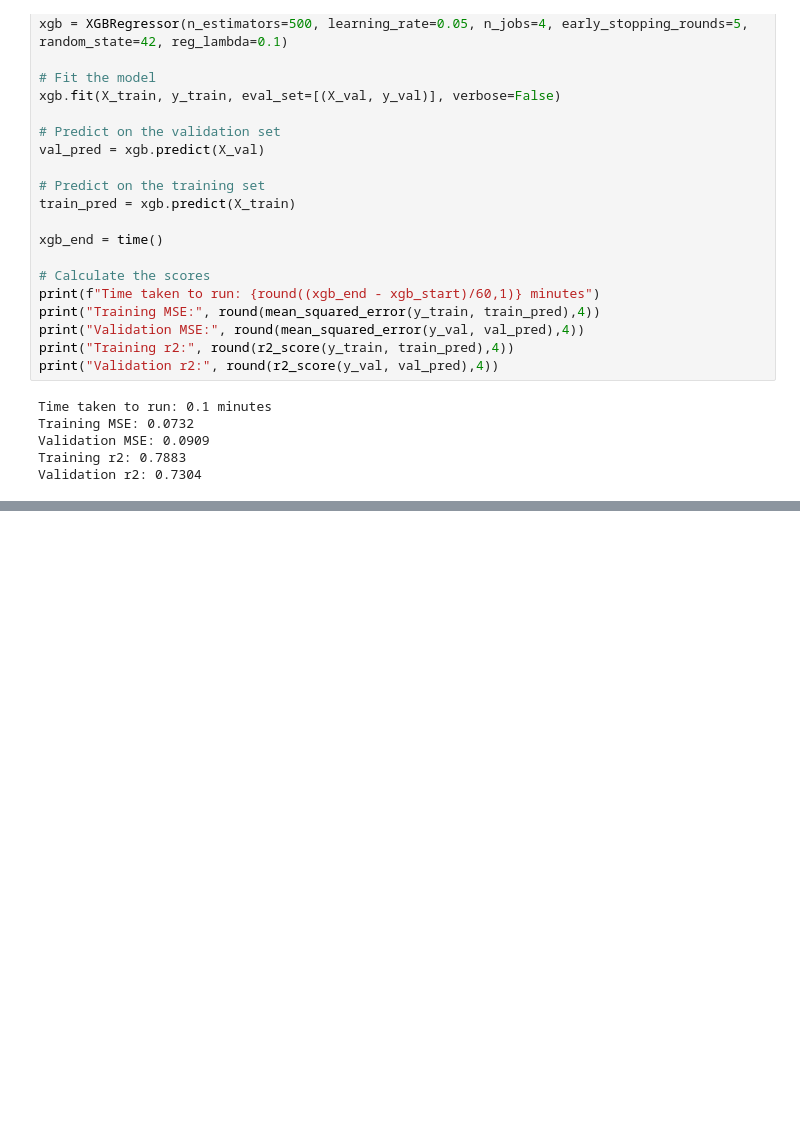
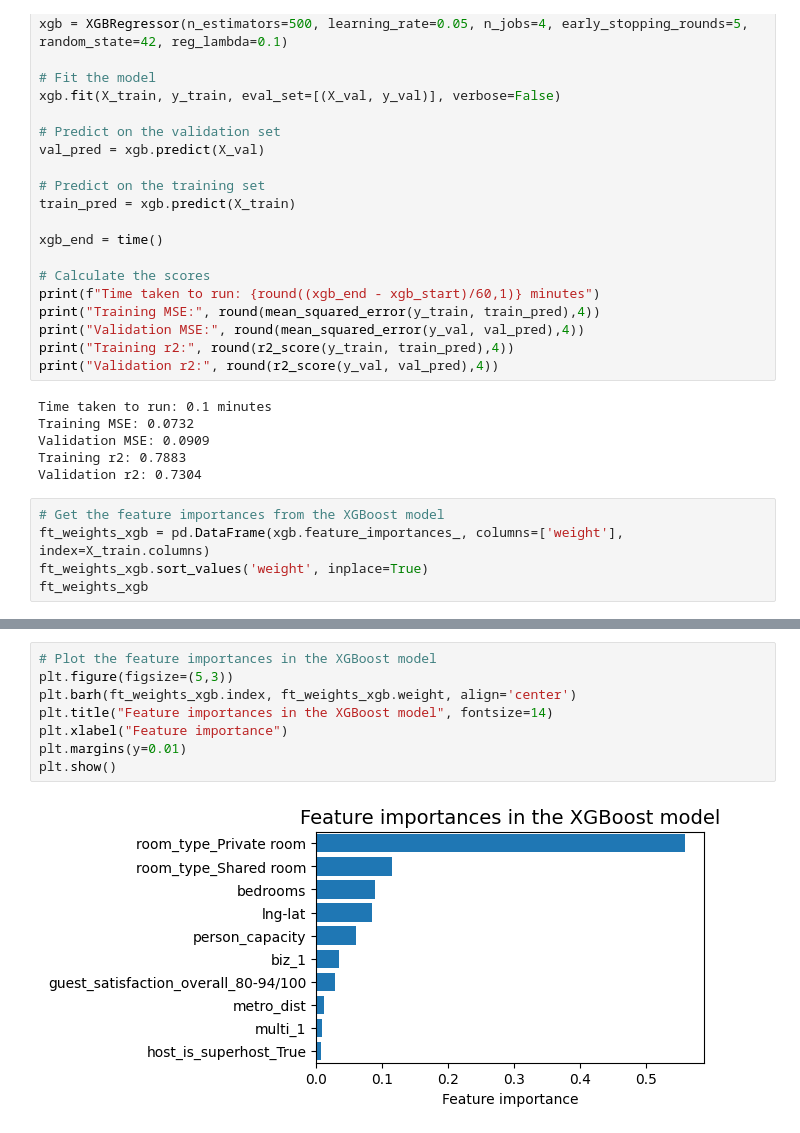
Before and after one commit to Aliikhatami94/eu-aribnb-ml-project, a Jupyter notebook: eu-airbnb-project.ipynb, the cells around one changed output, grey strips where cells are left out. Cells and saved outputs as stored; diff of their text form; blank space fills up the shorter version.

```diff
--- a/eu-airbnb-project.ipynb
+++ b/eu-airbnb-project.ipynb
@@ -218,3 +261,8 @@ Training MSE: 0.0732
 Validation MSE: 0.0909
 Training r2: 0.7883
 Validation r2: 0.7304
+# %%
+# Get the feature importances from the XGBoost model
+ft_weights_xgb = pd.DataFrame(xgb.feature_importances_, columns=['weight'], index=X_train.columns)
+ft_weights_xgb.sort_values('weight', inplace=True)
+ft_weights_xgb
@@ -220,0 +281,10 @@ Validation r2: 0.7304
+# %%
+# Plot the feature importances in the XGBoost model
+plt.figure(figsize=(5,3))
+plt.barh(ft_weights_xgb.index, ft_weights_xgb.weight, align='center')
+plt.title("Feature importances in the XGBoost model", fontsize=14)
+plt.xlabel("Feature importance")
+plt.margins(y=0.01)
+plt.show()
+# %% [output]
+[figure, added]
```
Also changed, not shown: parts of 6 cells of this notebook.
